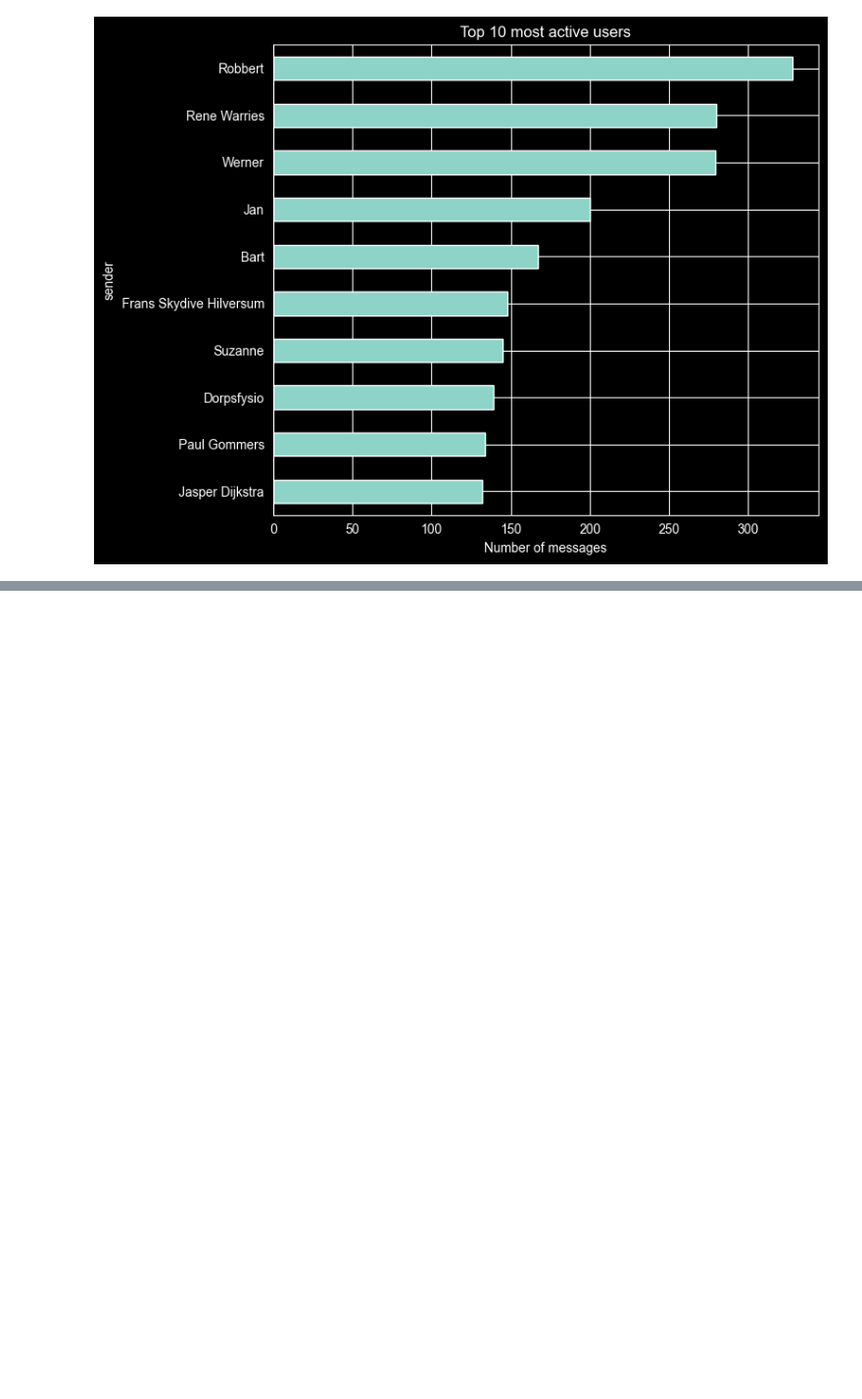
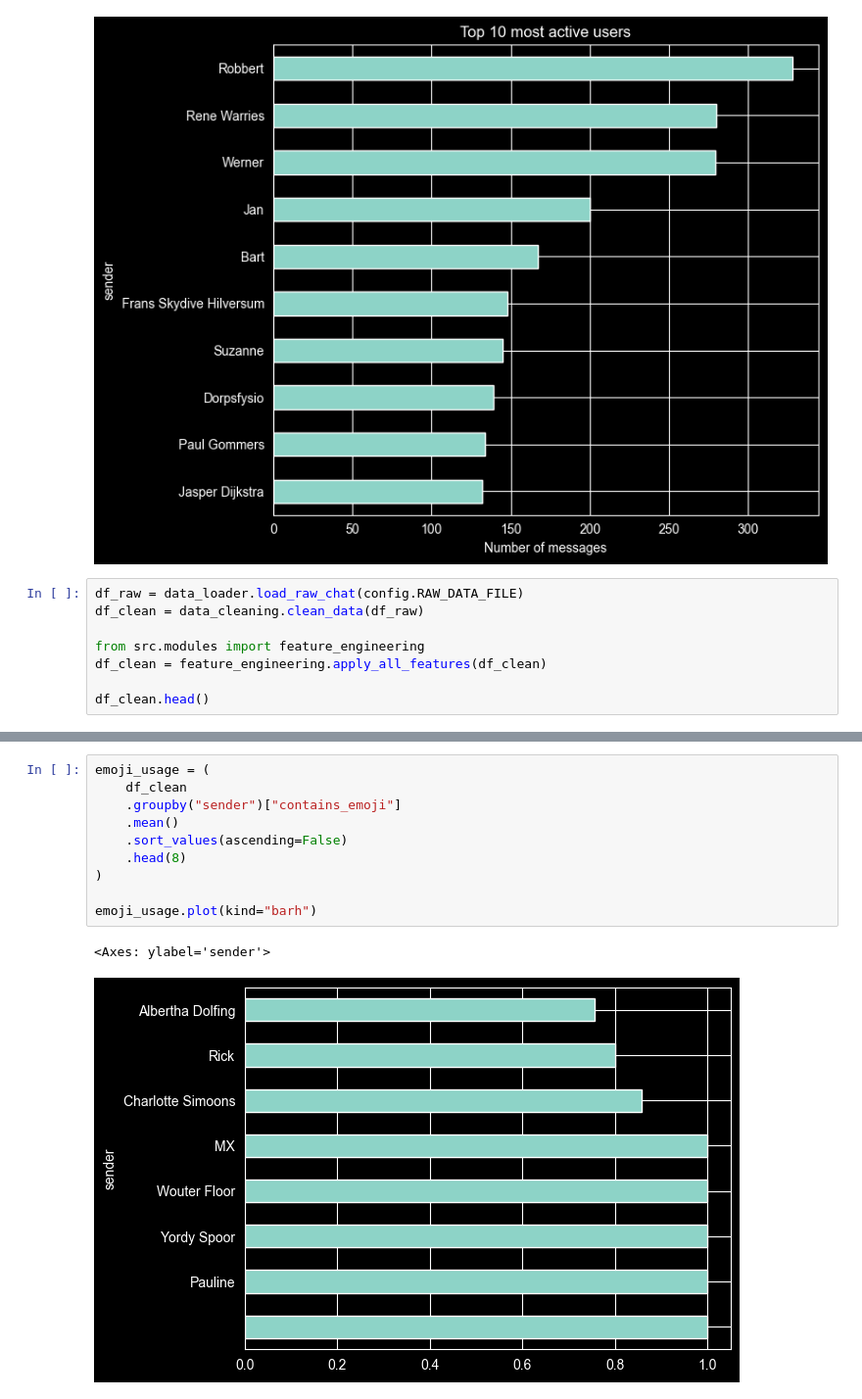
Before and after one commit to Lucas-Joshua/dav-chat-analysis, a Jupyter notebook: notebooks/01_exploratory_analysis.ipynb, the cells around one changed output, grey strips where cells are left out. Shown at 98% size. Saved outputs shown, nothing was run; the diff lists cells and outputs as text; blank space fills up the shorter version.

```diff
--- a/notebooks/01_exploratory_analysis.ipynb
+++ b/notebooks/01_exploratory_analysis.ipynb
@@ -70,3 +70,11 @@ plt.tight_layout()
 plt.show()
 # %% [output]
 [figure]
+# %%
+df_raw = data_loader.load_raw_chat(config.RAW_DATA_FILE)
+df_clean = data_cleaning.clean_data(df_raw)
+
+from src.modules import feature_engineering
+df_clean = feature_engineering.apply_all_features(df_clean)
+
+df_clean.head()
@@ -72,0 +88,13 @@ plt.show()
+# %%
+emoji_usage = (
+    df_clean
+    .groupby("sender")["contains_emoji"]
+    .mean()
+    .sort_values(ascending=False)
+    .head(8)
+)
+
+emoji_usage.plot(kind="barh")
+# %% [output]
+<Axes: ylabel='sender'>
+[figure, added]
```
Also changed, not shown: parts of 1 cell of this notebook, 11 other files.
